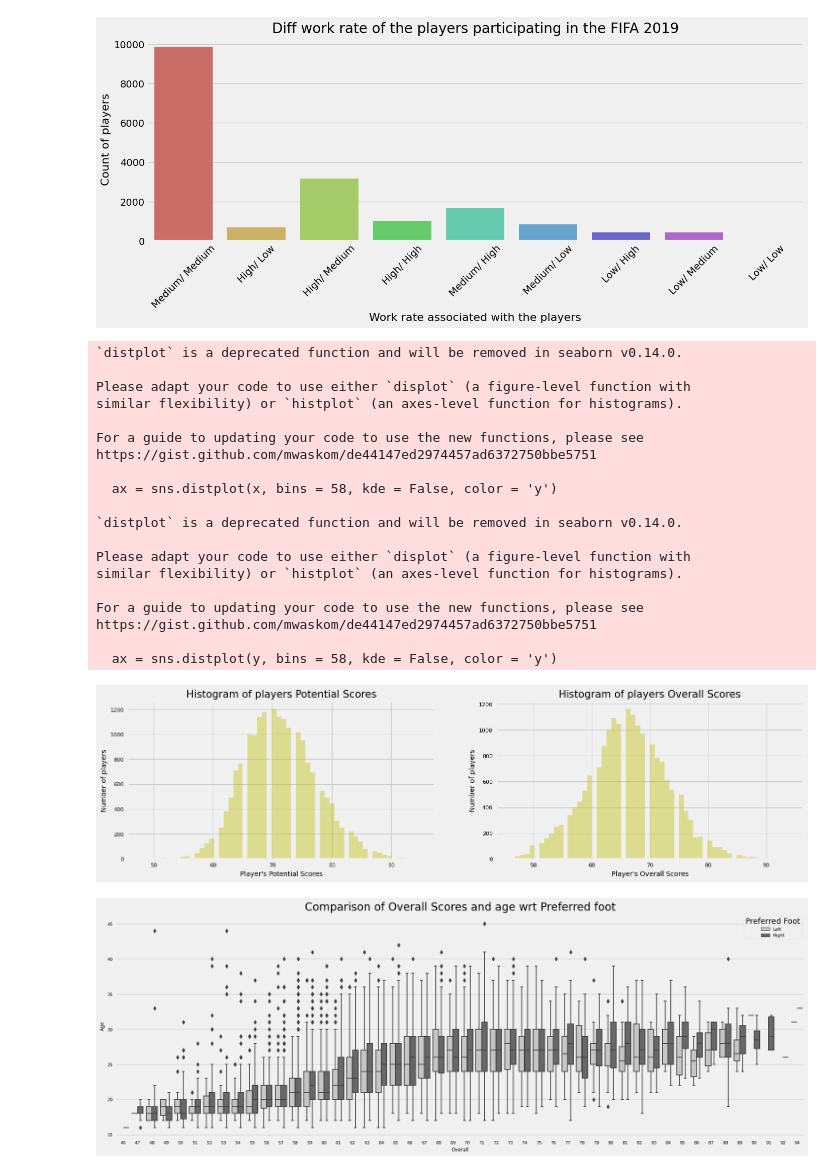
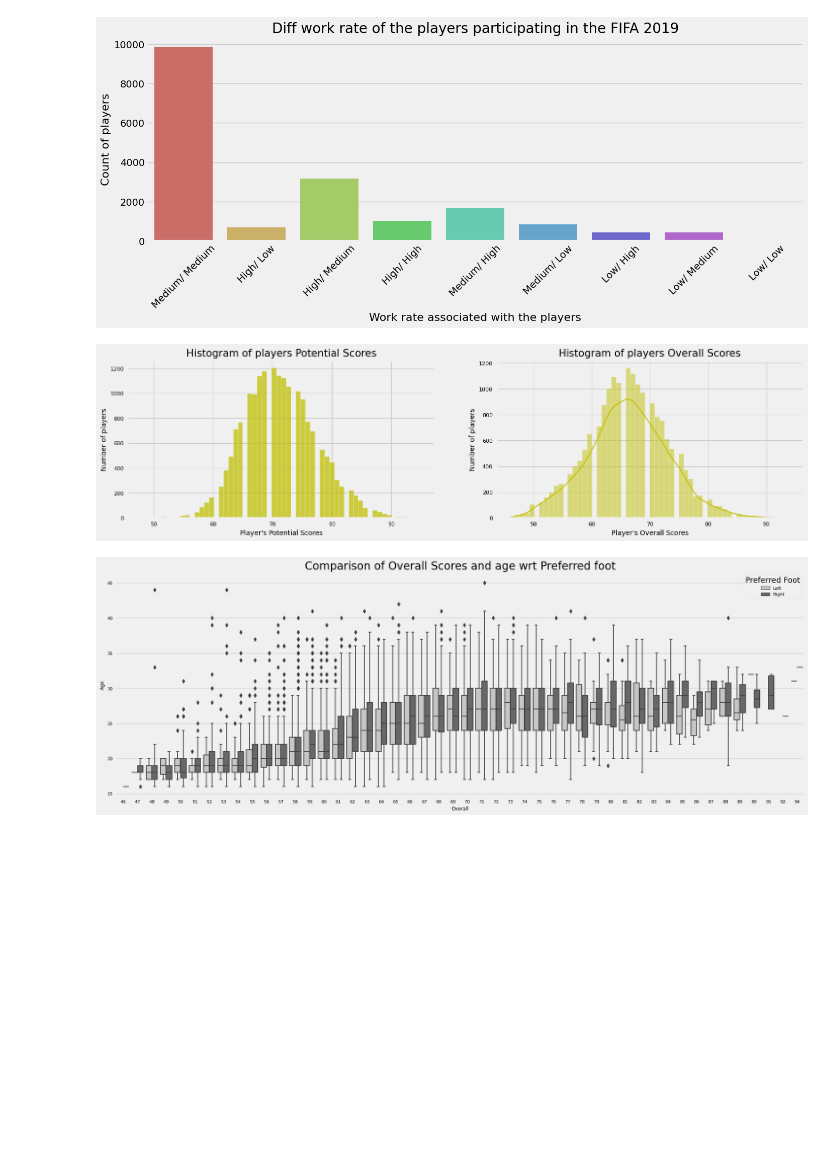
Before and after one commit to Bomitech02/Python, a Jupyter notebook: Data science/FIFA_data/Project_FIFA_data.ipynb, the cells around one changed output. Saved outputs shown, nothing was run; the diff lists cells and outputs as text; code cells hidden in the pictures; blank space fills up the shorter version.

```diff
--- a/Data science/FIFA_data/Project_FIFA_data.ipynb
+++ b/Data science/FIFA_data/Project_FIFA_data.ipynb
@@ -425,44 +397,25 @@ plt.show()
 # %%
 # To show different potential scores of the players participating in the FIFA 2019
 
 plt.figure(figsize=(16, 4))
 plt.style.use('seaborn-paper')
 
 plt.subplot(1, 2, 1)
 x = data.Potential
-ax = sns.distplot(x, bins = 58, kde = False, color = 'y')
+ax = sns.histplot(x, bins = 58, kde = False, color = 'y')
 ax.set_xlabel(xlabel = "Player's Potential Scores", fontsize = 10)
 ax.set_ylabel(ylabel = 'Number of players', fontsize = 10)
 ax.set_title(label = 'Histogram of players Potential Scores', fontsize = 15)
 
 plt.subplot(1, 2, 2)
 y = data.Overall
-ax = sns.distplot(y, bins = 58, kde = False, color = 'y')
+ax = sns.histplot(y, bins = 58, kde = True, color = 'y')
 ax.set_xlabel(xlabel = "Player's Overall Scores", fontsize = 10)
 ax.set_ylabel(ylabel = 'Number of players', fontsize = 10)
 ax.set_title(label = 'Histogram of players Overall Scores', fontsize = 15)
 plt.show()
 # %% [output]
-`distplot` is a deprecated function and will be removed in seaborn v0.14.0.
-
-Please adapt your code to use either `displot` (a figure-level function with
-similar flexibility) or `histplot` (an axes-level function for histograms).
-
-For a guide to updating your code to use the new functions, please see
-https://gist.github.com/mwaskom/de44147ed2974457ad6372750bbe5751
-
-  ax = sns.distplot(x, bins = 58, kde = False, color = 'y')
-
-`distplot` is a deprecated function and will be removed in seaborn v0.14.0.
-
-Please adapt your code to use either `displot` (a figure-level function with
-similar flexibility) or `histplot` (an axes-level function for histograms).
-
-For a guide to updating your code to use the new functions, please see
-https://gist.github.com/mwaskom/de44147ed2974457ad6372750bbe5751
-
-  ax = sns.distplot(y, bins = 58, kde = False, color = 'y')
-[figure, old version]
+[figure, new version]
 # %%
 # violin plot
 
```
Also changed, not shown: parts of 6 cells of this notebook.
